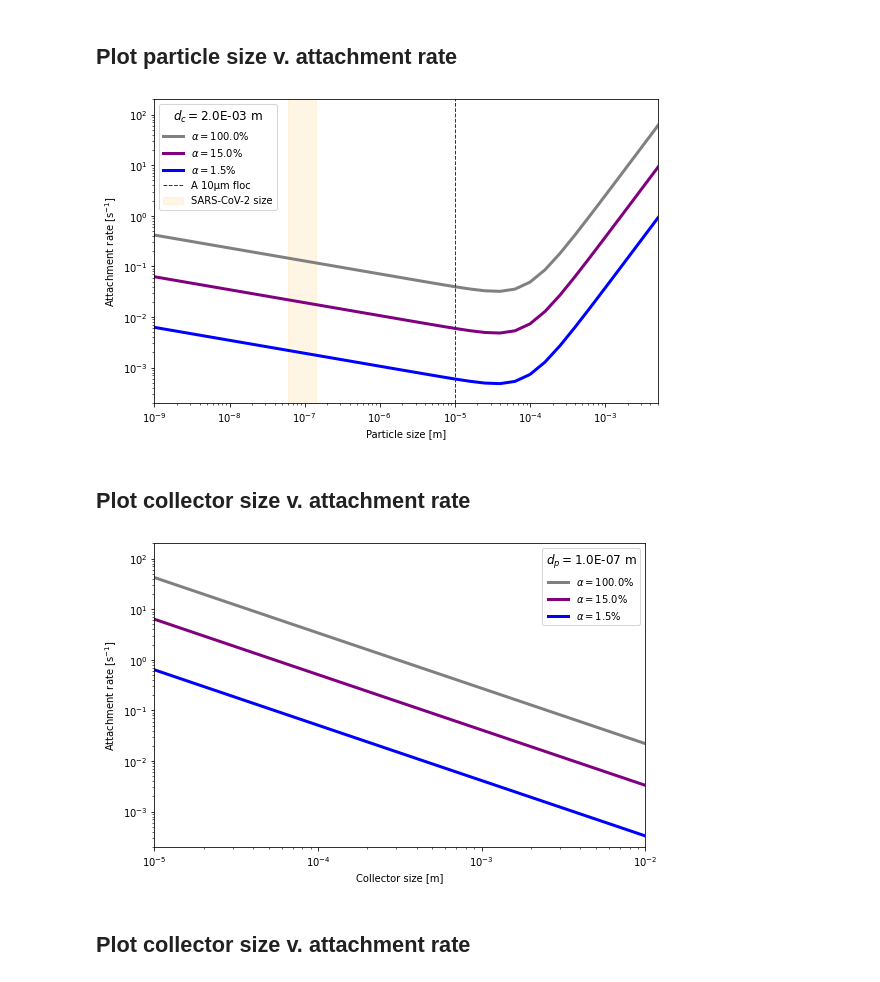
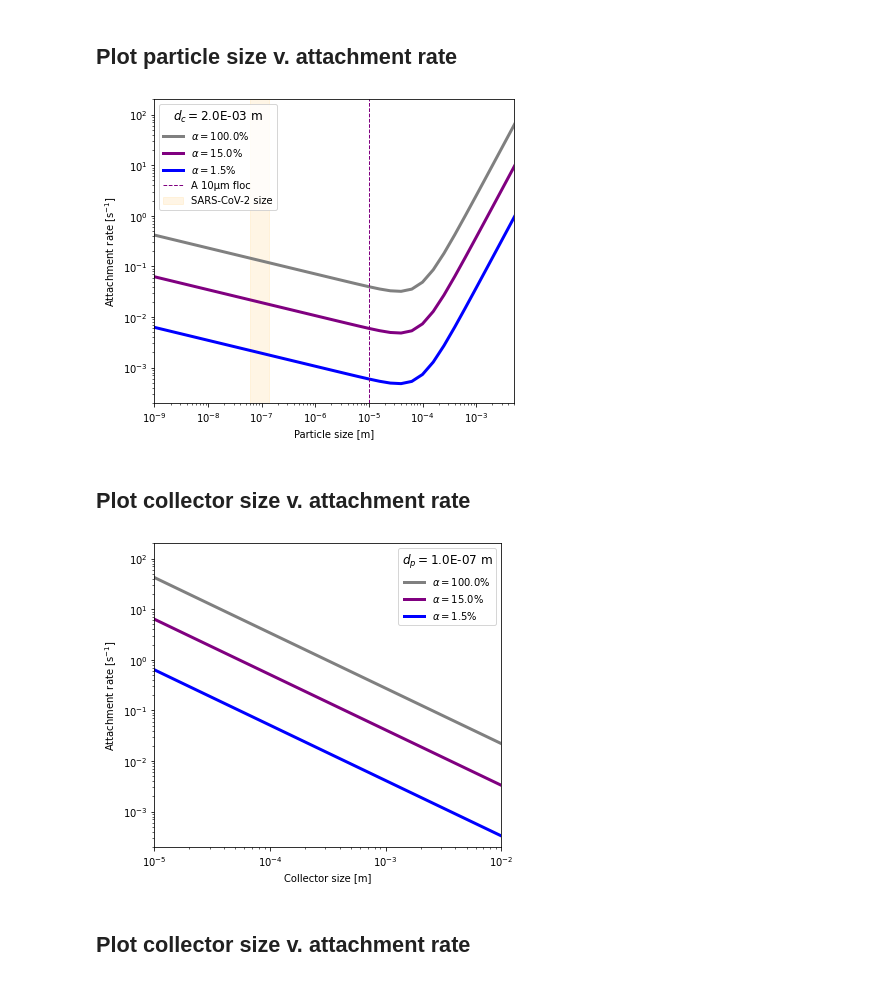
Before and after one commit to edsaac/bioparticle, a Jupyter notebook: notebooks/Attachment Rate.ipynb, the cells around one changed output. Saved outputs shown, nothing was run; the diff lists cells and outputs as text; code cells hidden in the pictures.

```diff
--- a/notebooks/Attachment Rate.ipynb
+++ b/notebooks/Attachment Rate.ipynb
@@ -239,7 +245,7 @@ dc = 2.0E-3 # 2mm << sand
 dpVirus = [60.0E-9, 140.0E-9] #Measured sarscov2
 dpFloc = 10.0E-6 #A floc?
 
-plt.figure(figsize=(8,5),facecolor="white")
+plt.figure(figsize=(6,5),facecolor="white")
 ax1 = plt.subplot(1,1,1)
 ## Efficiency 100%
 alpha = 1.00
@@ -257,41 +263,41 @@ K = kattFromdp(dp)
 ax1.plot(dp,K,lw=3,c="blue",\
          label="$\\alpha = $"+"{:.1f}%".format(alpha*100))
 
 ## Vertical lines
 ax1.axvline(x=dpFloc,\
             label="A 10μm floc",\
             ls="dashed",lw=1,c="purple")
 
 ## Vertical spans
 ax1.axvspan(dpVirus[0],dpVirus[1],\
             label="SARS-CoV-2 size",\
             color="orange",alpha=0.10)
 
 
 ## Miscelaneous
 ax1.set_yscale("log")
 ax1.set_xscale("log")
 ax1.set_ylabel("Attachment rate [s$^{-1}$]")
 ax1.set_xlabel("Particle size [m]")
 ax1.set_xlim(1.0E-9,5.0E-3)
 ax1.set_ylim(2.0E-4,2.0E+2)
 
 ## Legend
 ax1.legend(loc="best",\
            title="$d_c = $" + "{:.1E} m".format(dc),\
            title_fontsize="large")
 
 plt.tight_layout()
 plt.show()
 # %% [output]
-[figure, old version]
+[figure, new version]
 # %% [markdown]
 ## Plot collector size v. attachment rate
 # %%
 dc = np.power(10.,np.arange(-5,0,0.2))
 dp = 100.0E-9 #A sarscov2?
 
-plt.figure(figsize=(8,5),facecolor="white")
+plt.figure(figsize=(6,5),facecolor="white")
 ax1 = plt.subplot(1,1,1)
 ## Efficiency 100%
 alpha = 1.00
@@ -325,7 +331,7 @@ ax1.legend(loc="best",\
 plt.tight_layout()
 plt.show()
 # %% [output]
-[figure, old version]
+[figure, new version]
 # %% [markdown]
 ## Plot collector size v. attachment rate
 # %%
```
Also changed, not shown: parts of 12 cells of this notebook, 1 other file.
